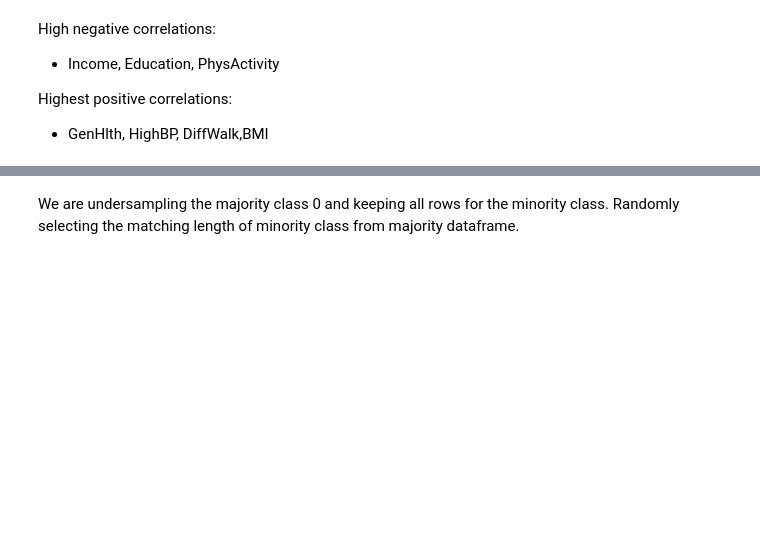
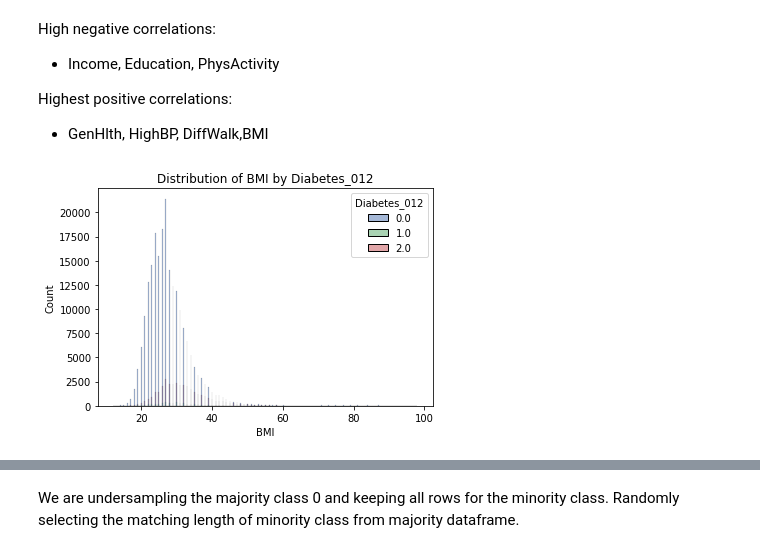
Before and after one commit to gvogt2023/Diabetes-Classifier-Project, a Jupyter notebook: diabetes_multiclass.ipynb, the cells around one changed output, grey strips where cells are left out. Saved outputs shown, nothing was run; the diff lists cells and outputs as text; code cells hidden in the pictures; blank space fills up the shorter version.

Commit message:
new images and notebook updates

```diff
--- a/diabetes_multiclass.ipynb
+++ b/diabetes_multiclass.ipynb
@@ -202,3 +202,16 @@ High negative correlations:
 
 Highest positive correlations:
 - GenHlth, HighBP, DiffWalk,BMI
+# %%
+import seaborn as sns
+
+# Plot distributions of age and BMI with Diabetes_012 as hue
+sns.histplot(data=df_large, x="BMI", hue="Diabetes_012", palette=["#4C72B0", "#55A868", "#C44E52"])
+
+# Add title
+plt.title("Distribution of BMI by Diabetes_012")
+
+# Show the plot
+plt.show()
+# %% [output]
+[figure, added]
```
Also changed, not shown: parts of 3 cells of this notebook, 2 other files.
